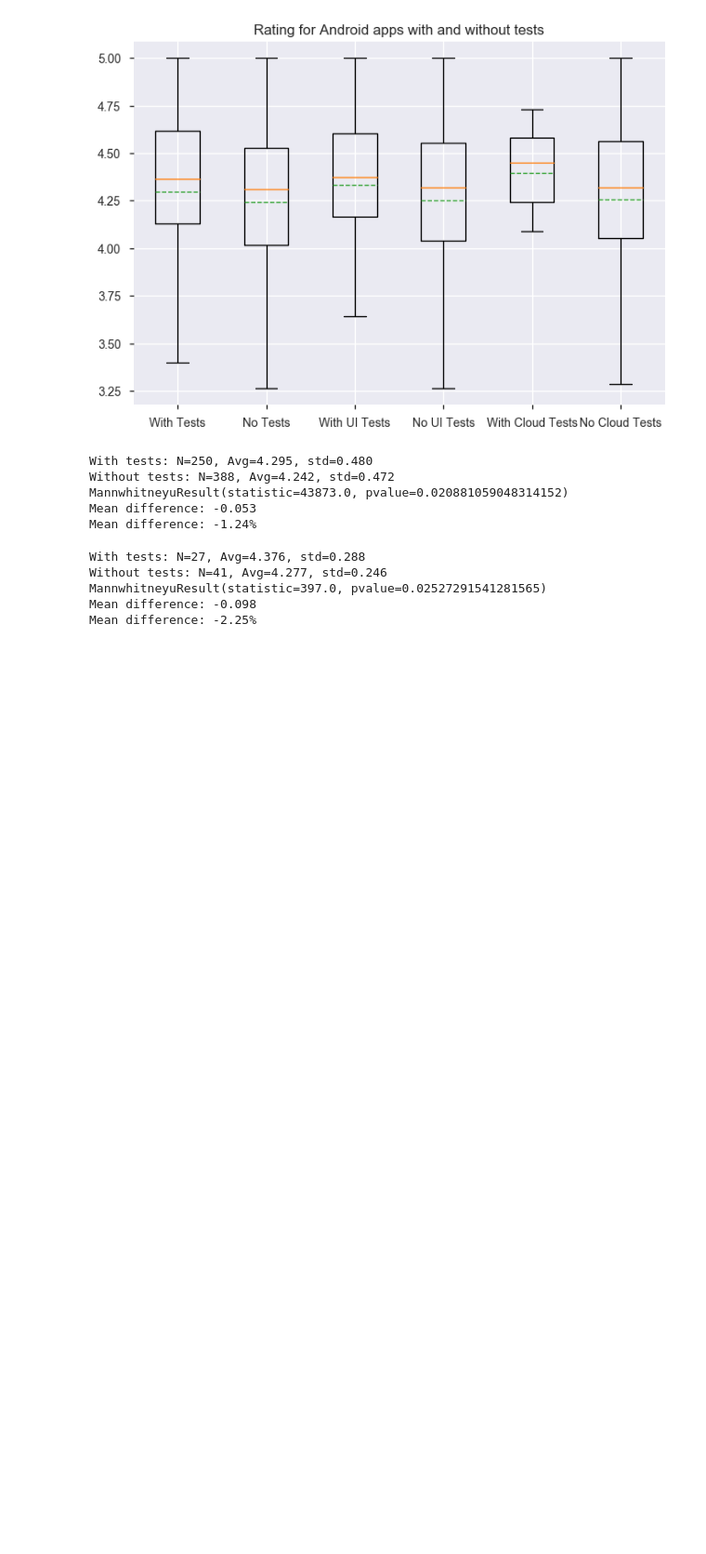
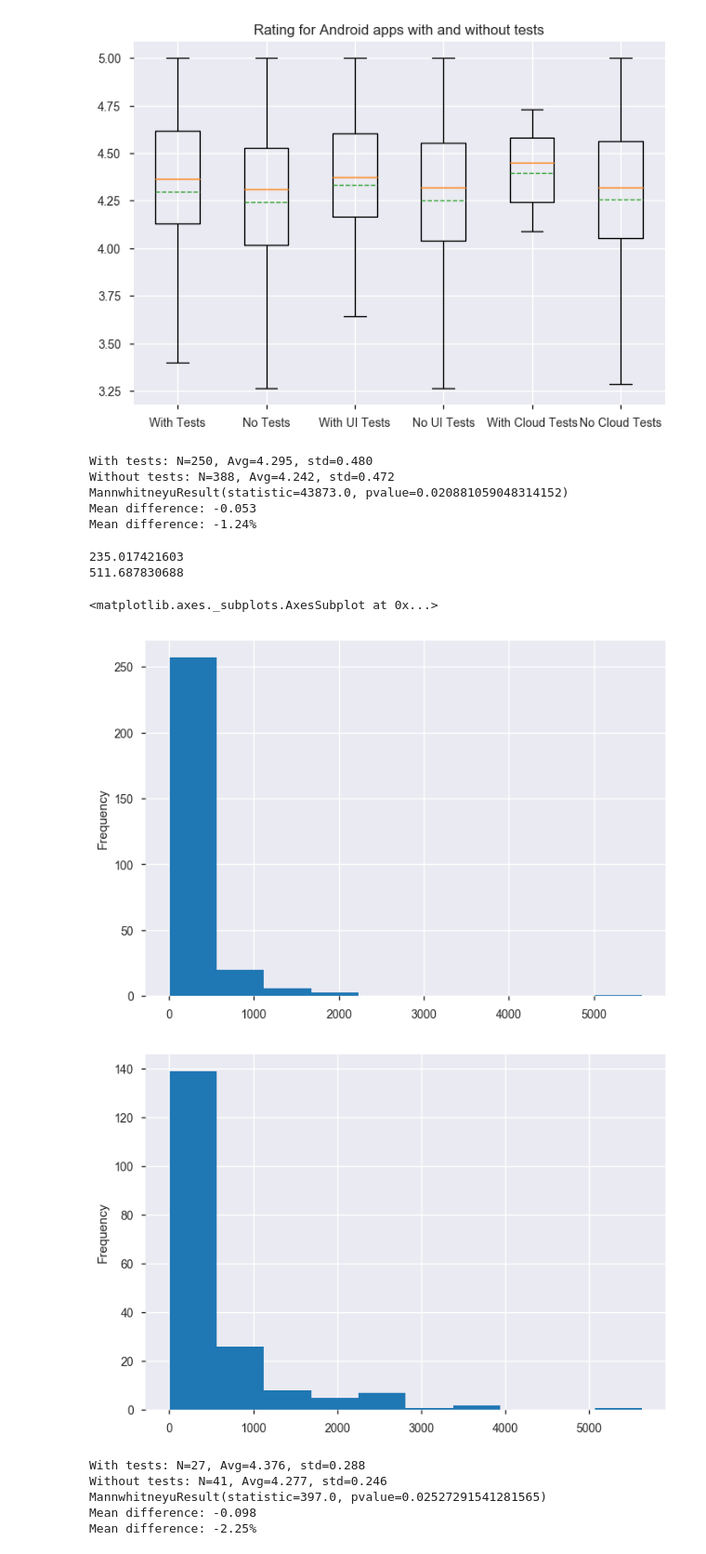
Before and after one commit to luiscruz/android_test_inspector, a Jupyter notebook: exploratory_analysis/1_ea.ipynb, the cells around one changed output. Shown at 93% size. Drawn from its saved outputs; the diff is of its cells as text; code cells hidden in the pictures; blank space fills up the shorter version.

```diff
--- a/exploratory_analysis/1_ea.ipynb
+++ b/exploratory_analysis/1_ea.ipynb
@@ -897,6 +897,27 @@ Without tests: N=388, Avg=4.242, std=0.472
 MannwhitneyuResult(statistic=43873.0, pvalue=0.020881059048314152)
 Mean difference: -0.053
 Mean difference: -1.24%
+# %%
+import numpy as np
+from scipy.stats import zscore
+def remove_outliers_df(df, metric):
+        df = df.dropna(subset=[metric])
+        return df[np.abs(zscore(df[metric]) < 2)]
+# %%
+a = remove_outliers_df(df, 'rating_count')
+a = df_with_google_data[~outliers_modified_z_score(df_with_google_data['rating_count'])]
+a.mean()
+a[~a['tests']]['commits'].plot.hist()
+print(a[~a['tests']]['commits'].mean())
+plt.figure()
+print(a[a['tests']]['commits'].mean())
+a[a['tests']]['commits'].plot.hist()
+# %% [output]
+235.017421603
+511.687830688
+<matplotlib.axes._subplots.AxesSubplot at 0x...>
+[figure, added]
+[figure, added]
 # %%
 a = df_with_tests[df_with_tests['rating_count']>6000]
 b = df_without_tests[df_without_tests['rating_count']>6000]
```
Also changed, not shown: parts of 1 cell of this notebook, 1 other file.
